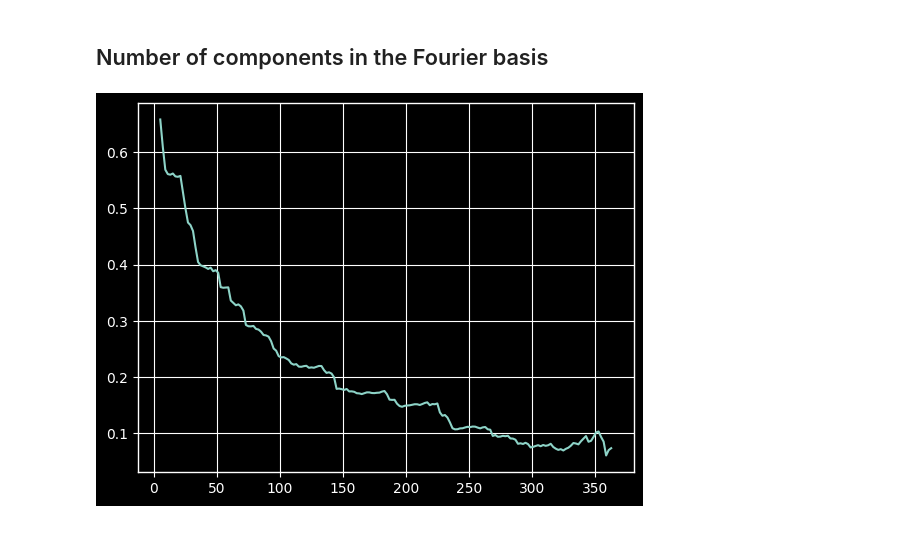
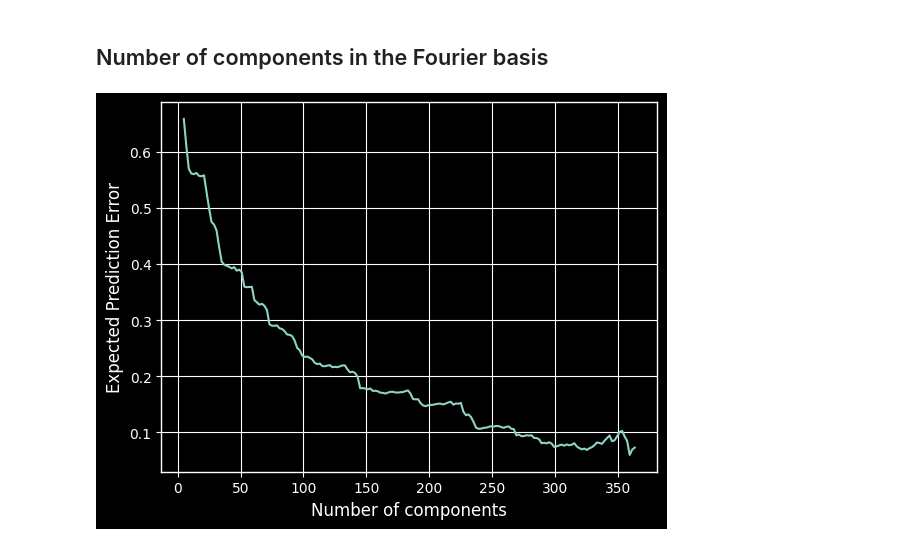
Before and after one commit to Emmanuel-mg/FDA_project, a Jupyter notebook: project.ipynb, the cells around one changed output. Drawn from its saved outputs; the diff is of its cells as text; code cells hidden in the pictures.

```diff
--- a/project.ipynb
+++ b/project.ipynb
@@ -142,10 +148,12 @@ plt.show()
 # %%
 comp = np.arange(5, 364, 2).astype(int)
 err = np.zeros(len(comp))
 for i, k in enumerate(comp):
     pred = ols_fit(day, montreal, base_type='fourier', n = k)
     err[i] = np.sum((pred - montreal) ** 2) / (365 - k)
 plt.plot(comp, err)
+plt.xlabel('Number of components')
+plt.ylabel('Expected Prediction Error')
 plt.show()
 # %% [output]
-[figure, old version]
+[figure, new version]
```
Also changed, not shown: parts of 3 cells of this notebook.
